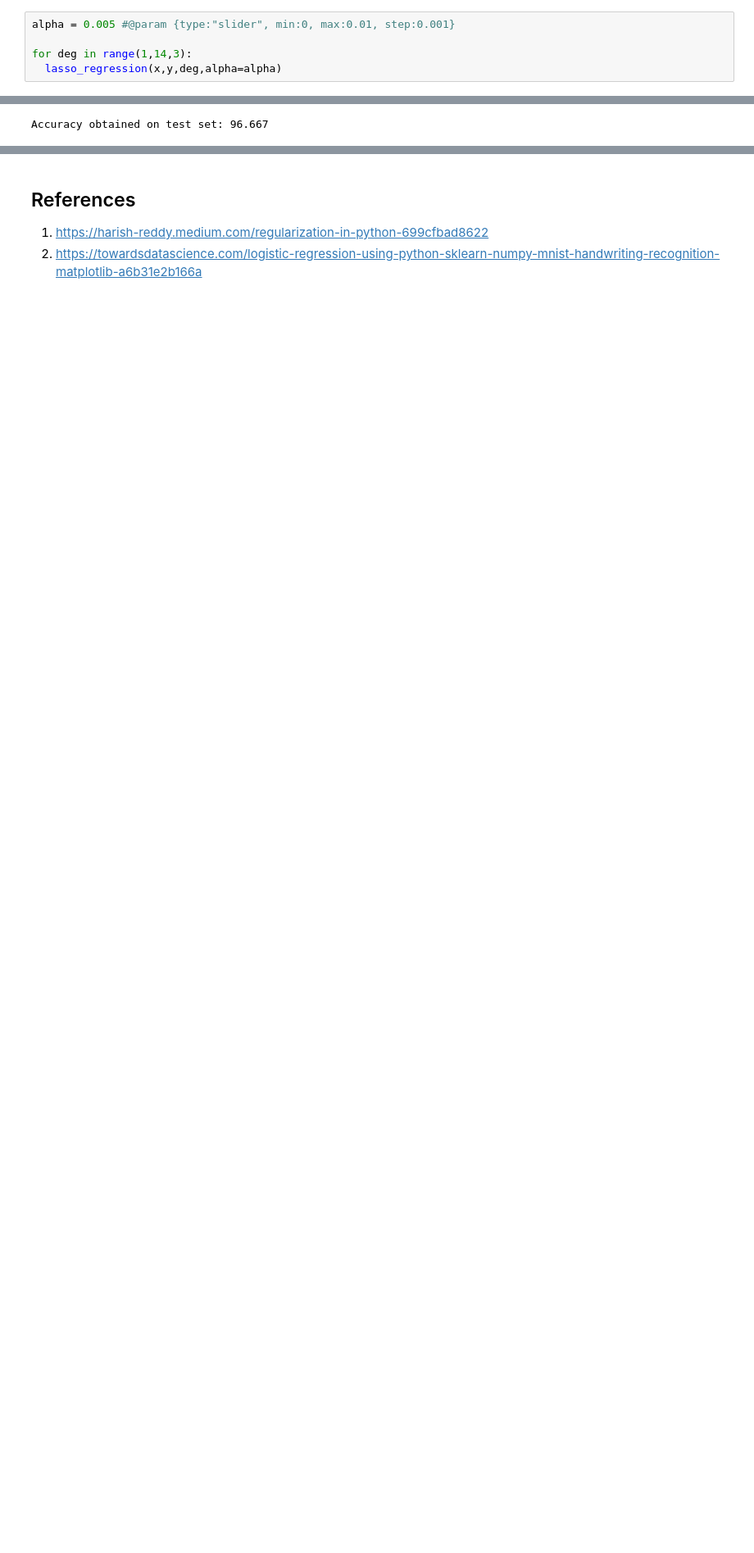
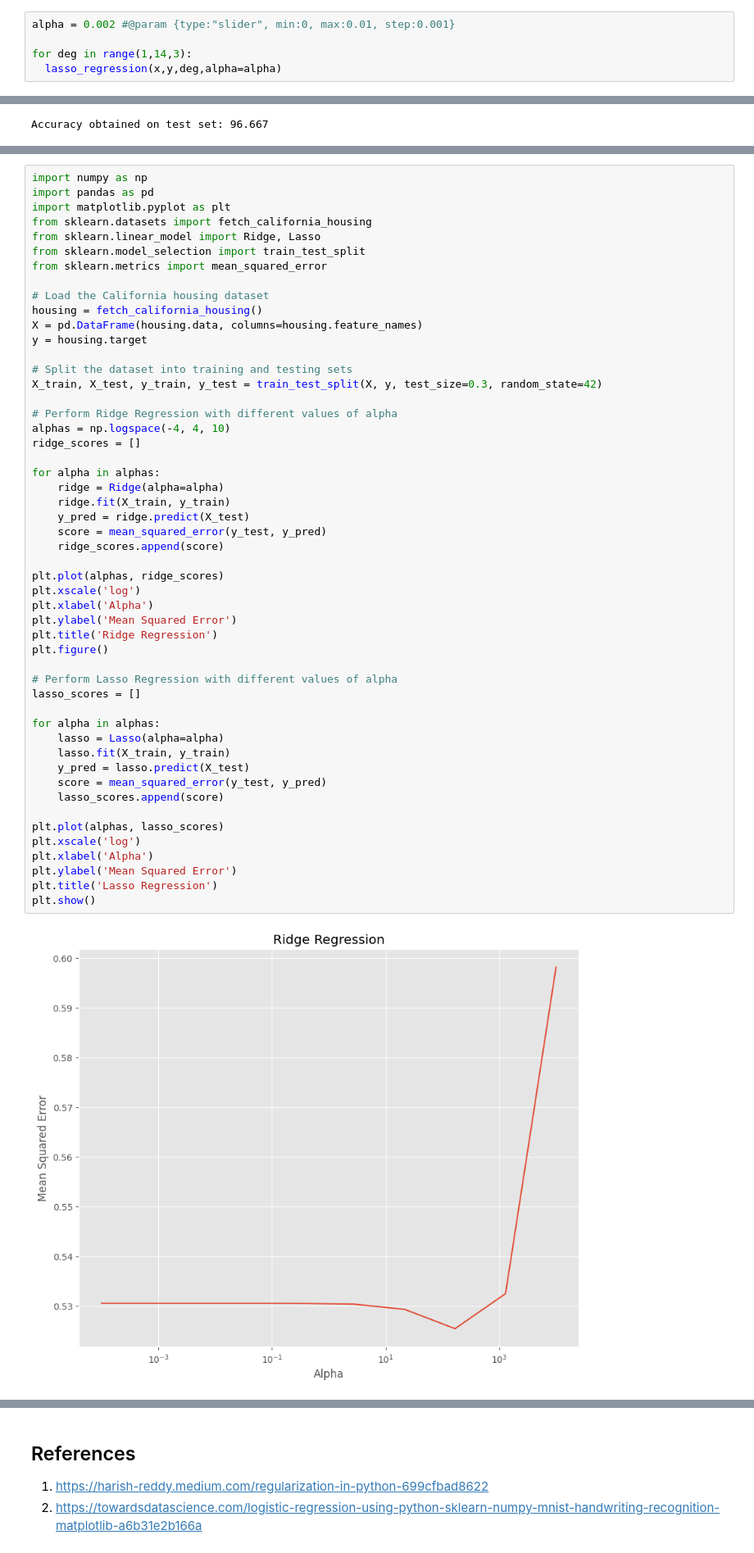
Before and after one commit to Chinttu15/FMML_Project_And_Labs, a Jupyter notebook: Regression_Lab_3.ipynb, the cells around one changed output, grey strips where cells are left out. Shown at 82% size. Saved outputs shown, nothing was run; the diff lists cells and outputs as text; blank space fills up the shorter version.

```diff
--- a/Regression_Lab_3.ipynb
+++ b/Regression_Lab_3.ipynb
@@ -204,7 +204,7 @@ def lasso_regression(x,y,deg,alpha):
   print(l.coef_)
   print("\n")
 # %%
-alpha = 0.005 #@param {type:"slider", min:0, max:0.01, step:0.001}
+alpha = 0.002 #@param {type:"slider", min:0, max:0.01, step:0.001}
 
 for deg in range(1,14,3):
   lasso_regression(x,y,deg,alpha=alpha)
@@ -647,0 +696,53 @@ plt.title(all_sample_title, size = 15);
+# %%
+import numpy as np
+import pandas as pd
+import matplotlib.pyplot as plt
+from sklearn.datasets import fetch_california_housing
+from sklearn.linear_model import Ridge, Lasso
+from sklearn.model_selection import train_test_split
+from sklearn.metrics import mean_squared_error
+
+# Load the California housing dataset
+housing = fetch_california_housing()
+X = pd.DataFrame(housing.data, columns=housing.feature_names)
+y = housing.target
+
+# Split the dataset into training and testing sets
+X_train, X_test, y_train, y_test = train_test_split(X, y, test_size=0.3, random_state=42)
+
+# Perform Ridge Regression with different values of alpha
+alphas = np.logspace(-4, 4, 10)
+ridge_scores = []
+
+for alpha in alphas:
+    ridge = Ridge(alpha=alpha)
+    ridge.fit(X_train, y_train)
+    y_pred = ridge.predict(X_test)
+    score = mean_squared_error(y_test, y_pred)
+    ridge_scores.append(score)
+
+plt.plot(alphas, ridge_scores)
+plt.xscale('log')
+plt.xlabel('Alpha')
+plt.ylabel('Mean Squared Error')
+plt.title('Ridge Regression')
+plt.figure()
+
+# Perform Lasso Regression with different values of alpha
+lasso_scores = []
+
+for alpha in alphas:
+    lasso = Lasso(alpha=alpha)
+    lasso.fit(X_train, y_train)
+    y_pred = lasso.predict(X_test)
+    score = mean_squared_error(y_test, y_pred)
+    lasso_scores.append(score)
+
+plt.plot(alphas, lasso_scores)
+plt.xscale('log')
+plt.xlabel('Alpha')
+plt.ylabel('Mean Squared Error')
+plt.title('Lasso Regression')
+plt.show()
+# %% [output]
+[figure, added]
```
Also changed, not shown: parts of 13 cells of this notebook.
